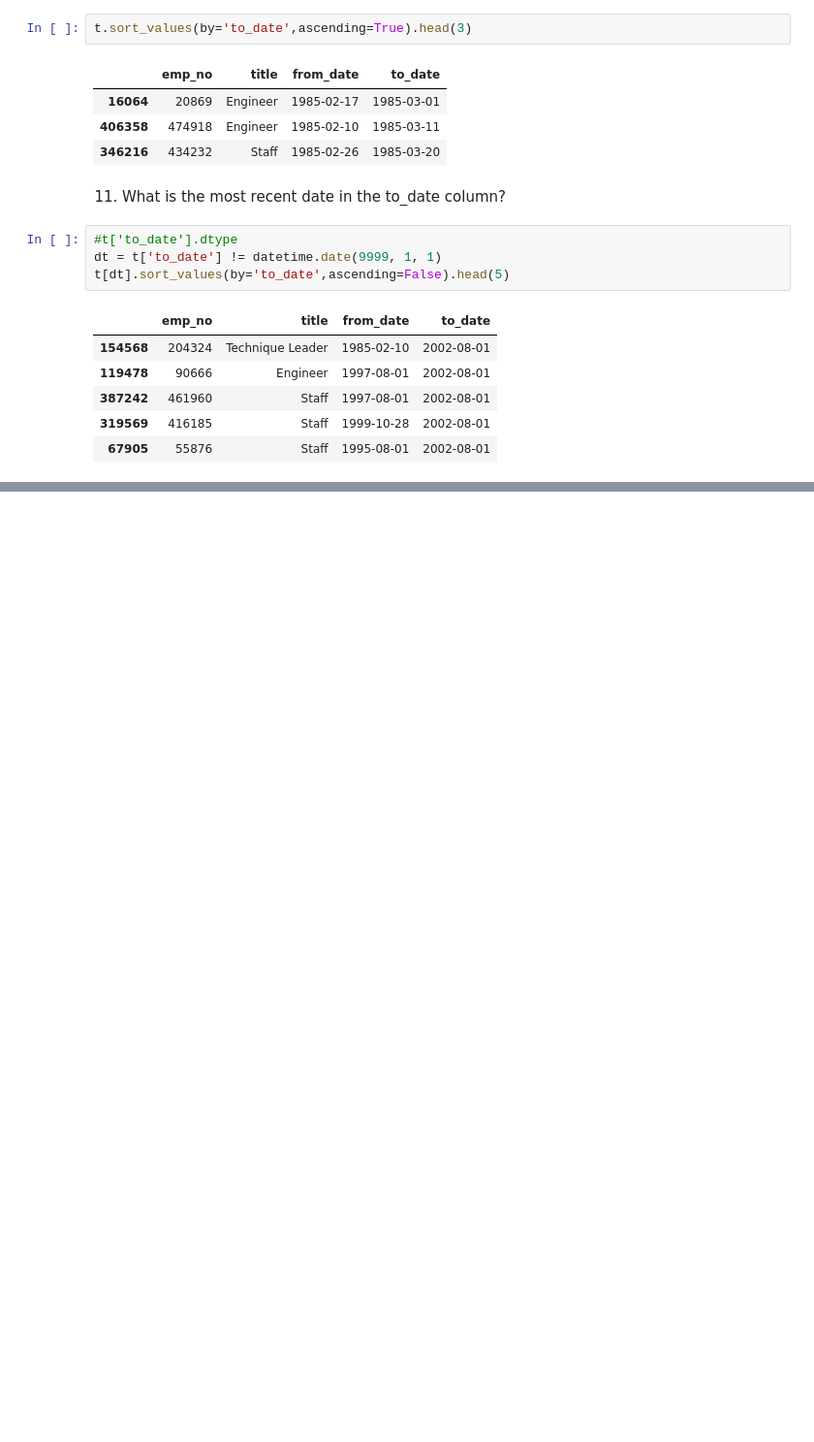
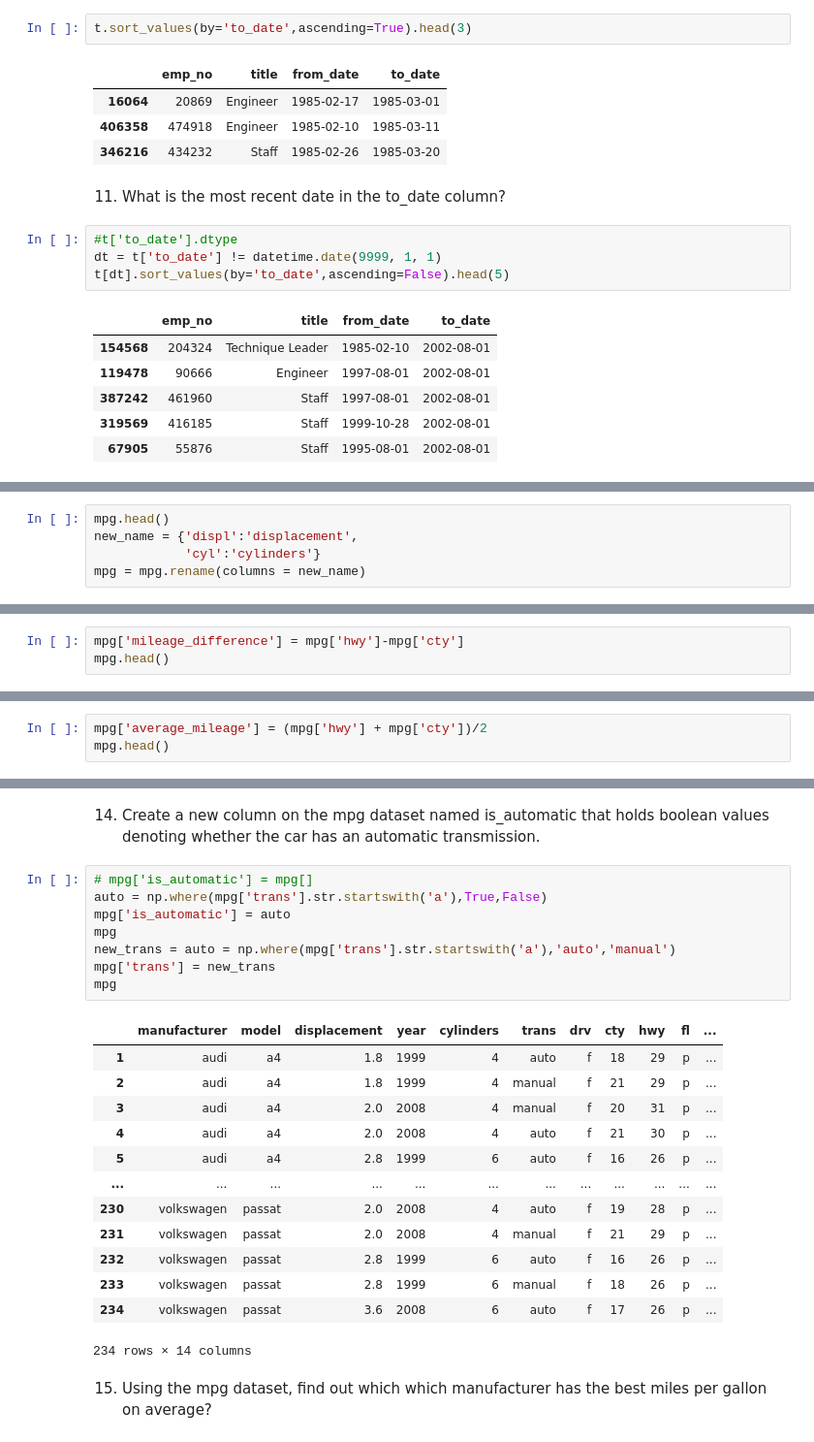
Before and after one commit to nickpedri/numpy-pandas-visualization-exercises, a Jupyter notebook: advanced_dataframes.ipynb, the cells around one changed output, grey strips where cells are left out. Shown at 97% size. Saved outputs shown, nothing was run; the diff lists cells and outputs as text; blank space fills up the shorter version.

```diff
--- a/advanced_dataframes.ipynb
+++ b/advanced_dataframes.ipynb
@@ -151,0 +287,5 @@ t[dt].sort_values(by='to_date',ascending=False).head(5)
+# %%
+mpg.head()
+new_name = {'displ':'displacement',
+            'cyl':'cylinders'}
+mpg = mpg.rename(columns = new_name)
@@ -151,0 +320,3 @@ t[dt].sort_values(by='to_date',ascending=False).head(5)
+# %%
+mpg['mileage_difference'] = mpg['hwy']-mpg['cty']
+mpg.head()
@@ -151,0 +332,3 @@ t[dt].sort_values(by='to_date',ascending=False).head(5)
+# %%
+mpg['average_mileage'] = (mpg['hwy'] + mpg['cty'])/2
+mpg.head()
@@ -151,0 +342,26 @@ t[dt].sort_values(by='to_date',ascending=False).head(5)
+# %% [markdown]
+14. Create a new column on the mpg dataset named is_automatic that holds boolean values denoting whether the car has an automatic transmission.
+# %%
+# mpg['is_automatic'] = mpg[]
+auto = np.where(mpg['trans'].str.startswith('a'),True,False)
+mpg['is_automatic'] = auto
+mpg
+new_trans = auto = np.where(mpg['trans'].str.startswith('a'),'auto','manual')
+mpg['trans'] = new_trans
+mpg
+# %% [output]
+|  | manufacturer | model | displacement | year | cylinders | trans | drv | cty | hwy | fl | ... |
+| 1 | audi | a4 | 1.8 | 1999 | 4 | auto | f | 18 | 29 | p | ... |
+| 2 | audi | a4 | 1.8 | 1999 | 4 | manual | f | 21 | 29 | p | ... |
+| 3 | audi | a4 | 2.0 | 2008 | 4 | manual | f | 20 | 31 | p | ... |
+| 4 | audi | a4 | 2.0 | 2008 | 4 | auto | f | 21 | 30 | p | ... |
+| 5 | audi | a4 | 2.8 | 1999 | 6 | auto | f | 16 | 26 | p | ... |
+| ... | ... | ... | ... | ... | ... | ... | ... | ... | ... | ... | ... |
+| 230 | volkswagen | passat | 2.0 | 2008 | 4 | auto | f | 19 | 28 | p | ... |
+| 231 | volkswagen | passat | 2.0 | 2008 | 4 | manual | f | 21 | 29 | p | ... |
+| 232 | volkswagen | passat | 2.8 | 1999 | 6 | auto | f | 16 | 26 | p | ... |
+| 233 | volkswagen | passat | 2.8 | 1999 | 6 | manual | f | 18 | 26 | p | ... |
+| 234 | volkswagen | passat | 3.6 | 2008 | 6 | auto | f | 17 | 26 | p | ... |
+234 rows × 14 columns
+# %% [markdown]
+15. Using the mpg dataset, find out which which manufacturer has the best miles per gallon on average?
```
Also changed, not shown: parts of 55 cells of this notebook, 1 other file.
